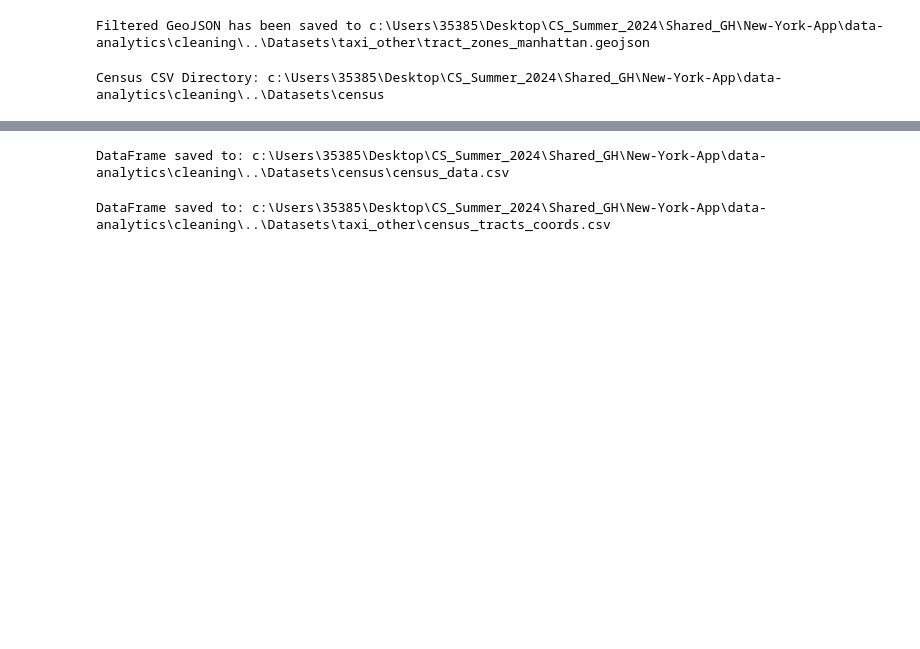
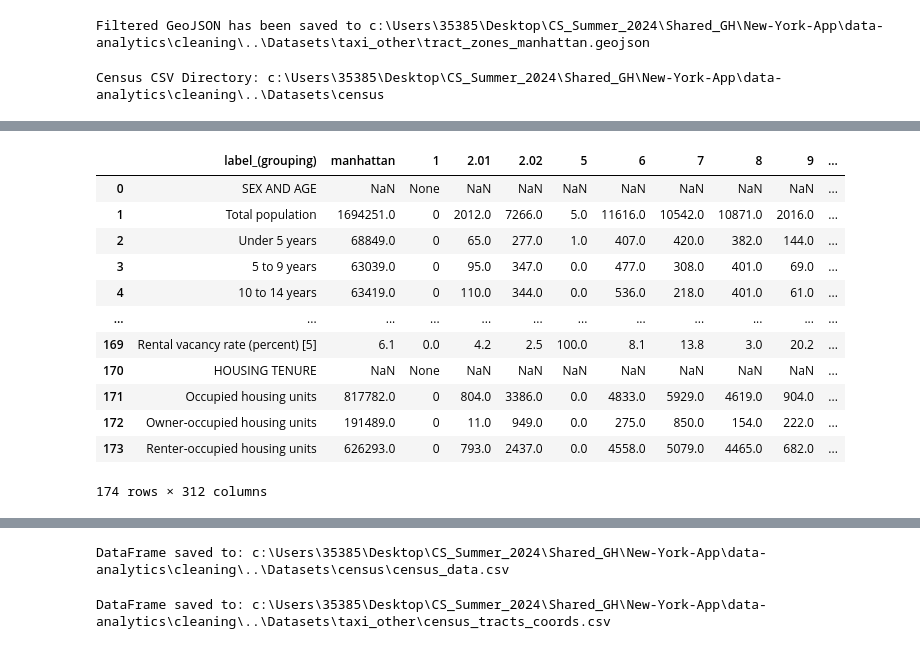
Before and after one commit to DR7439/New-York-App, a Jupyter notebook: data-analytics/cleaning/zone_cleaning.ipynb, the cells around one changed output, grey strips where cells are left out. Drawn from its saved outputs; the diff is of its cells as text; code cells hidden in the pictures; blank space fills up the shorter version.

```diff
--- a/data-analytics/cleaning/zone_cleaning.ipynb
+++ b/data-analytics/cleaning/zone_cleaning.ipynb
@@ -106,3 +107,40 @@ census_data_path = os.path.join(cwd, census_data_dir, "census_manhat_data.csv")
 census_data = pd.read_csv(census_data_path, keep_default_na=True, delimiter=",", skipinitialspace=True, encoding='utf-8-sig')
 # %% [output]
 Census CSV Directory: c:\Users\35385\Desktop\CS_Summer_2024\Shared_GH\New-York-App\data-analytics\cleaning\..\Datasets\census
+# %%
+def clean_and_rename_columns(df):
+    df.columns = df.columns.map(lambda col: col.replace("New", "").replace("York", "").replace("County", "")
+                                                .replace("!!", "").replace("borough", "").replace(";", "")
+                                                .replace(",", "").strip())
+
+    df.columns = ['_'.join(col.split()).lower() for col in df.columns]
+
+    df = df.loc[:, ~df.columns.str.contains('_percent')]
+
+    df.columns = df.columns.str.replace('census_tract_', '').str.replace('_count', '')
+
+    return df
+
+def clean_data(df):
+    df_cleaned = df.copy()
+    for column in df_cleaned.columns:
+        if column != 'label_(grouping)':
+            df_cleaned[column] = df_cleaned[column].astype(str).str.replace(',', '').replace('nan', None)
+            df_cleaned[column] = pd.to_numeric(df_cleaned[column], errors='ignore')
+    return df_cleaned
+
+census_data_cleaned = clean_and_rename_columns(census_data)
+
+total_population_row = census_data_cleaned[census_data_cleaned['label_(grouping)'].str.contains('Total population', na=False)]
+
+df_cleaned = clean_data(census_data_cleaned)
+
+# Ensure data types are compatible
+for column in df_cleaned.columns:
+    if column in total_population_row.columns:
+        if df_cleaned[column].dtype != total_population_row[column].dtype:
+            # Strip commas and convert to numeric
+            total_population_row[column] = total_population_row[column].astype(str).str.replace(',', '')
+            total_population_row[column] = pd.to_numeric(total_population_row[column], errors='coerce')
+
+df_cleaned.update(total_population_row)
@@ -150 +190,17 @@ census_data
+# %%
+df_cleaned
+# %% [output]
+|  | label_(grouping) | manhattan | 1 | 2.01 | 2.02 | 5 | 6 | 7 | 8 | 9 | ... |
+| 0 | SEX AND AGE | NaN | None | NaN | NaN | NaN | NaN | NaN | NaN | NaN | ... |
+| 1 | Total population | 1694251.0 | 0 | 2012.0 | 7266.0 | 5.0 | 11616.0 | 10542.0 | 10871.0 | 2016.0 | ... |
+| 2 | Under 5 years | 68849.0 | 0 | 65.0 | 277.0 | 1.0 | 407.0 | 420.0 | 382.0 | 144.0 | ... |
+| 3 | 5 to 9 years | 63039.0 | 0 | 95.0 | 347.0 | 0.0 | 477.0 | 308.0 | 401.0 | 69.0 | ... |
+| 4 | 10 to 14 years | 63419.0 | 0 | 110.0 | 344.0 | 0.0 | 536.0 | 218.0 | 401.0 | 61.0 | ... |
+| ... | ... | ... | ... | ... | ... | ... | ... | ... | ... | ... | ... |
+| 169 | Rental vacancy rate (percent) [5] | 6.1 | 0.0 | 4.2 | 2.5 | 100.0 | 8.1 | 13.8 | 3.0 | 20.2 | ... |
+| 170 | HOUSING TENURE | NaN | None | NaN | NaN | NaN | NaN | NaN | NaN | NaN | ... |
+| 171 | Occupied housing units | 817782.0 | 0 | 804.0 | 3386.0 | 0.0 | 4833.0 | 5929.0 | 4619.0 | 904.0 | ... |
+| 172 | Owner-occupied housing units | 191489.0 | 0 | 11.0 | 949.0 | 0.0 | 275.0 | 850.0 | 154.0 | 222.0 | ... |
+| 173 | Renter-occupied housing units | 626293.0 | 0 | 793.0 | 2437.0 | 0.0 | 4558.0 | 5079.0 | 4465.0 | 682.0 | ... |
+174 rows × 312 columns
 # %%
```
Also changed, not shown: parts of 25 cells of this notebook.
